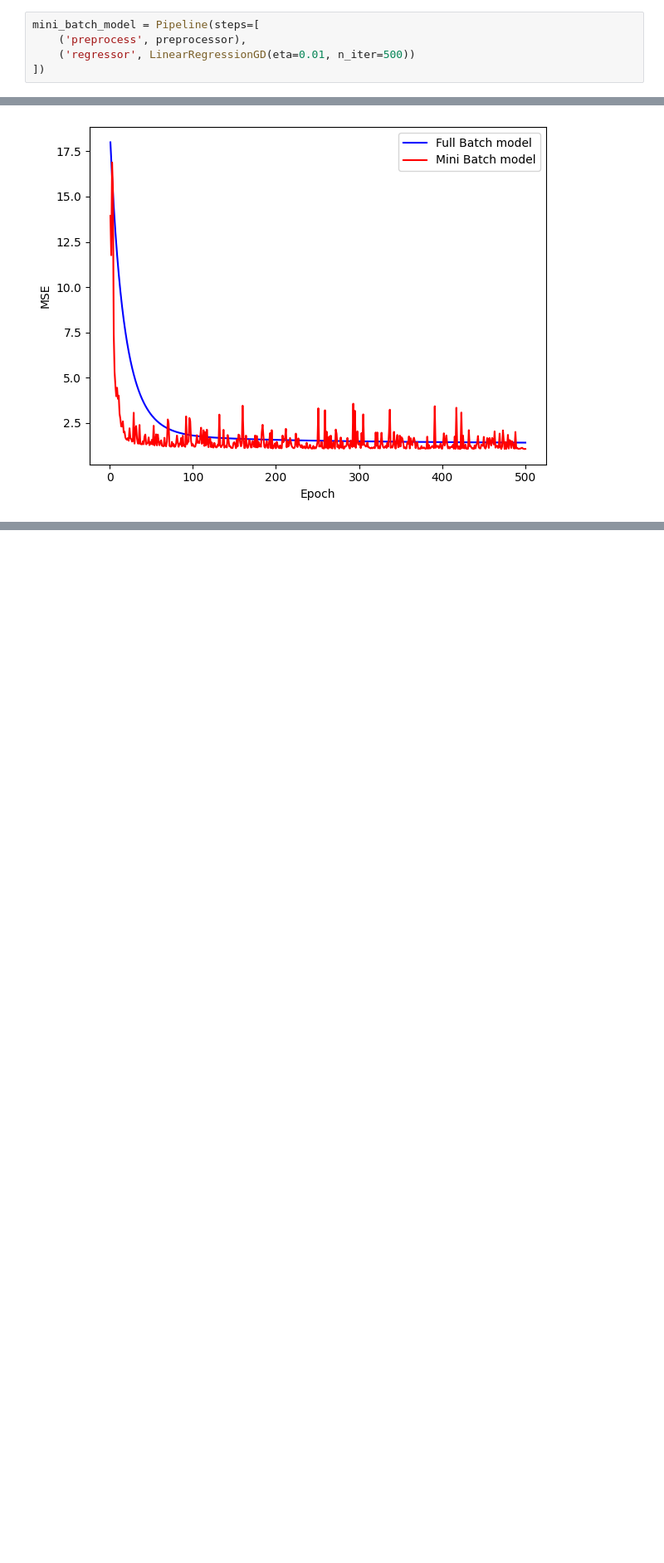
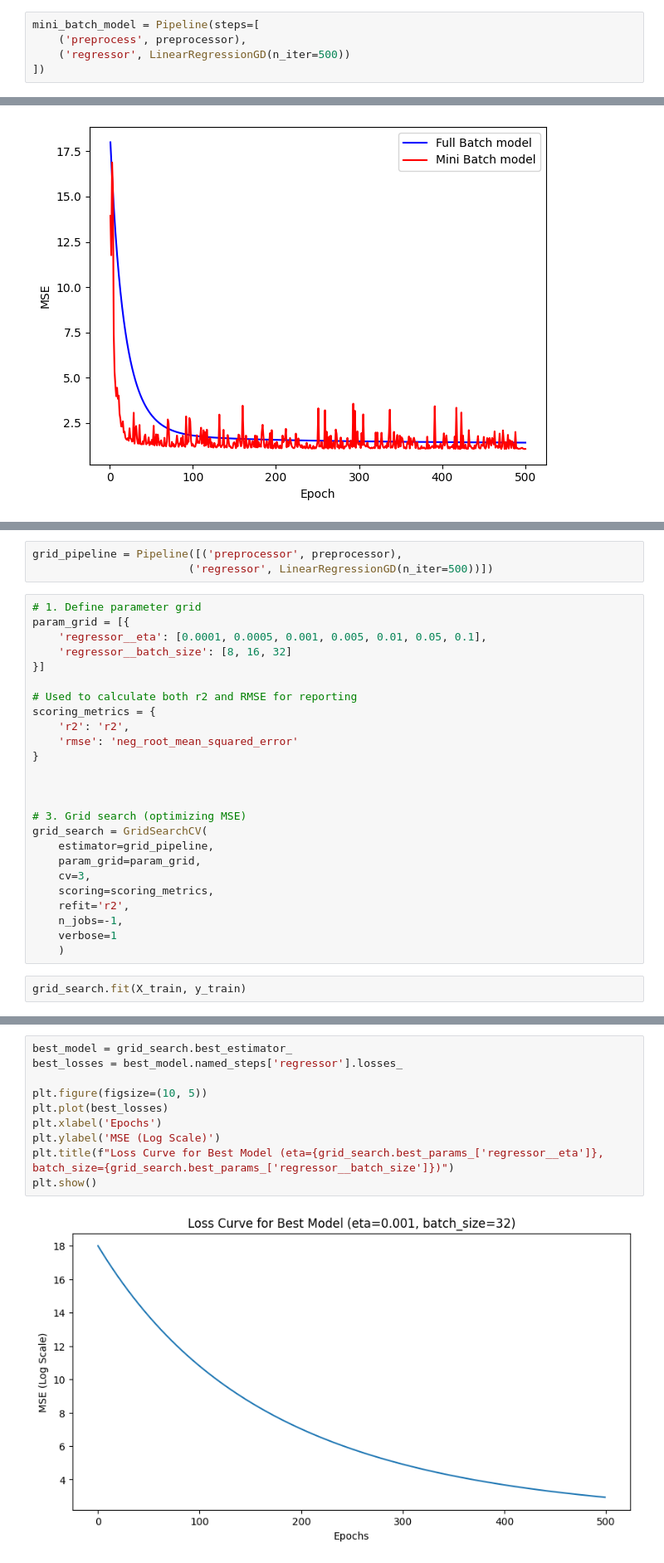
Before and after one commit to Vyrima/DL_Demo, a Jupyter notebook: notebooks/MiniProject.ipynb, the cells around one changed output, grey strips where cells are left out. Shown at 83% size. Saved outputs shown, nothing was run; the diff lists cells and outputs as text; blank space fills up the shorter version.

Commit message:
Added grid search to find the best batch size and eta. Plotted the loss curve for the best model and printed the r2/rmse scores. Plotted the scatterplot of actual vs predicted values.

```diff
--- a/notebooks/MiniProject.ipynb
+++ b/notebooks/MiniProject.ipynb
@@ -481,7 +481,7 @@ RMSE testing score: 2.0065
 # %%
 mini_batch_model = Pipeline(steps=[
     ('preprocess', preprocessor),
-    ('regressor', LinearRegressionGD(eta=0.01, n_iter=500))
+    ('regressor', LinearRegressionGD(n_iter=500))
 ])
 # %%
 mini_batch_model.fit(X_train, y_train)
@@ -540,0 +543,30 @@ plt.show()
+# %%
+grid_pipeline = Pipeline([('preprocessor', preprocessor),
+                        ('regressor', LinearRegressionGD(n_iter=500))])
+# %%
+# 1. Define parameter grid
+param_grid = [{
+    'regressor__eta': [0.0001, 0.0005, 0.001, 0.005, 0.01, 0.05, 0.1],
+    'regressor__batch_size': [8, 16, 32]
+}]
+
+# Used to calculate both r2 and RMSE for reporting
+scoring_metrics = {
+    'r2': 'r2',
+    'rmse': 'neg_root_mean_squared_error'
+}
+
+
+
+# 3. Grid search (optimizing MSE)
+grid_search = GridSearchCV(
+    estimator=grid_pipeline,
+    param_grid=param_grid,
+    cv=3,
+    scoring=scoring_metrics,
+    refit='r2',
+    n_jobs=-1,
+    verbose=1
+    )
+# %%
+grid_search.fit(X_train, y_train)
@@ -540,0 +646,12 @@ plt.show()
+# %%
+best_model = grid_search.best_estimator_
+best_losses = best_model.named_steps['regressor'].losses_
+
+plt.figure(figsize=(10, 5))
+plt.plot(best_losses)
+plt.xlabel('Epochs')
+plt.ylabel('MSE (Log Scale)')
+plt.title(f"Loss Curve for Best Model (eta={grid_search.best_params_['regressor__eta']}, batch_size={grid_search.best_params_['regressor__batch_size']})")
+plt.show()
+# %% [output]
+[figure, added]
```
Also changed, not shown: parts of 8 cells of this notebook.
